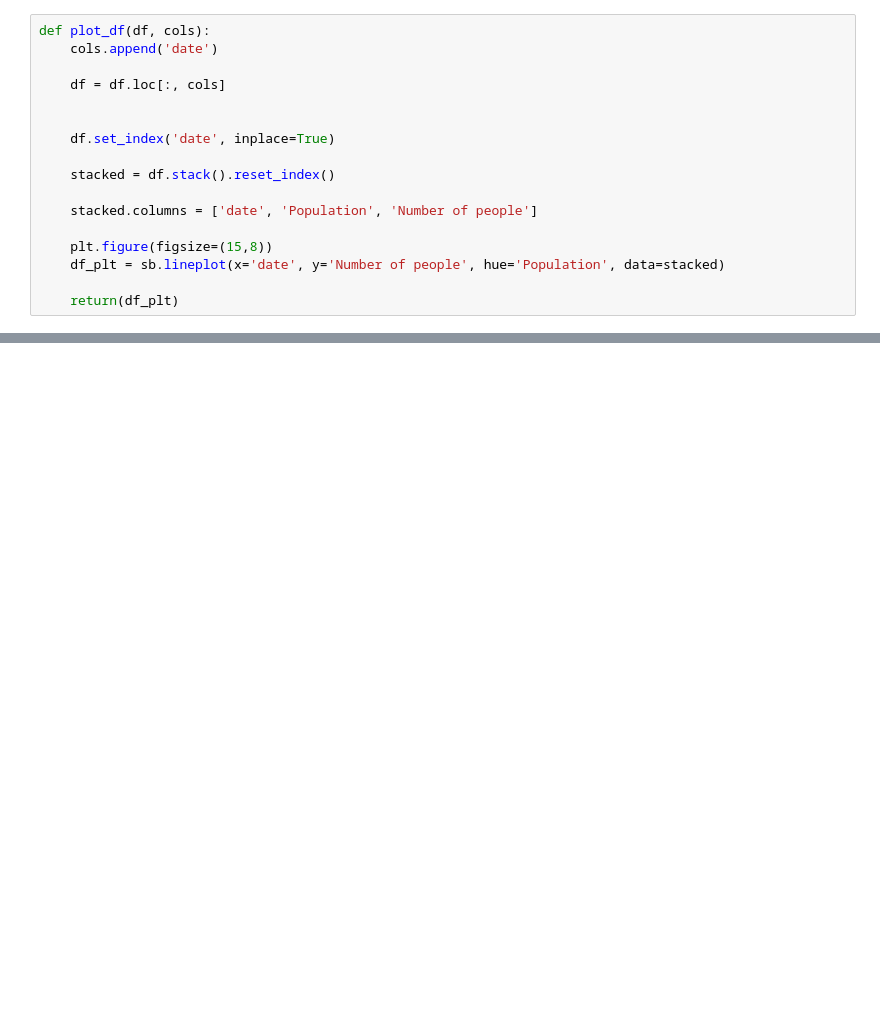
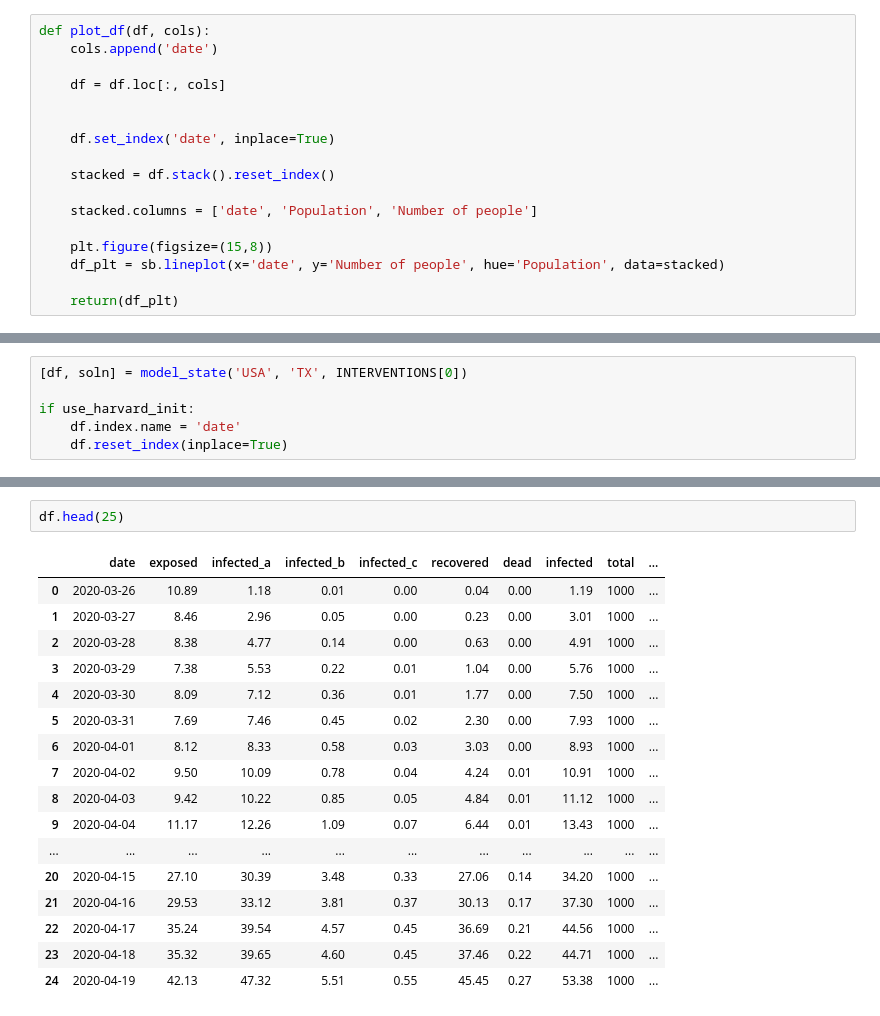
Before and after one commit to act-now-coalition/covid-data-model, a Jupyter notebook: seird_notebook_runtime.ipynb, the cells around one changed output, grey strips where cells are left out. Saved outputs shown, nothing was run; the diff lists cells and outputs as text; blank space fills up the shorter version.

```diff
--- a/seird_notebook_runtime.ipynb
+++ b/seird_notebook_runtime.ipynb
@@ -111,0 +120,6 @@ harvard_df = model_state('USA', 'TX', INTERVENTIONS[0])
+# %%
+[df, soln] = model_state('USA', 'TX', INTERVENTIONS[0])
+
+if use_harvard_init:
+    df.index.name = 'date'
+    df.reset_index(inplace=True)
@@ -112,3 +189,23 @@ harvard_df = model_state('USA', 'TX', INTERVENTIONS[0])
+# %%
+df.head(25)
+# %% [output]
+|  | date | exposed | infected_a | infected_b | infected_c | recovered | dead | infected | total | ... |
+| 0 | 2020-03-26 | 10.89 | 1.18 | 0.01 | 0.00 | 0.04 | 0.00 | 1.19 | 1000 | ... |
+| 1 | 2020-03-27 | 8.46 | 2.96 | 0.05 | 0.00 | 0.23 | 0.00 | 3.01 | 1000 | ... |
+| 2 | 2020-03-28 | 8.38 | 4.77 | 0.14 | 0.00 | 0.63 | 0.00 | 4.91 | 1000 | ... |
+| 3 | 2020-03-29 | 7.38 | 5.53 | 0.22 | 0.01 | 1.04 | 0.00 | 5.76 | 1000 | ... |
+| 4 | 2020-03-30 | 8.09 | 7.12 | 0.36 | 0.01 | 1.77 | 0.00 | 7.50 | 1000 | ... |
+| 5 | 2020-03-31 | 7.69 | 7.46 | 0.45 | 0.02 | 2.30 | 0.00 | 7.93 | 1000 | ... |
+| 6 | 2020-04-01 | 8.12 | 8.33 | 0.58 | 0.03 | 3.03 | 0.00 | 8.93 | 1000 | ... |
+| 7 | 2020-04-02 | 9.50 | 10.09 | 0.78 | 0.04 | 4.24 | 0.01 | 10.91 | 1000 | ... |
+| 8 | 2020-04-03 | 9.42 | 10.22 | 0.85 | 0.05 | 4.84 | 0.01 | 11.12 | 1000 | ... |
+| 9 | 2020-04-04 | 11.17 | 12.26 | 1.09 | 0.07 | 6.44 | 0.01 | 13.43 | 1000 | ... |
+| ... | ... | ... | ... | ... | ... | ... | ... | ... | ... | ... |
+| 20 | 2020-04-15 | 27.10 | 30.39 | 3.48 | 0.33 | 27.06 | 0.14 | 34.20 | 1000 | ... |
+| 21 | 2020-04-16 | 29.53 | 33.12 | 3.81 | 0.37 | 30.13 | 0.17 | 37.30 | 1000 | ... |
+| 22 | 2020-04-17 | 35.24 | 39.54 | 4.57 | 0.45 | 36.69 | 0.21 | 44.56 | 1000 | ... |
+| 23 | 2020-04-18 | 35.32 | 39.65 | 4.60 | 0.45 | 37.46 | 0.22 | 44.71 | 1000 | ... |
+| 24 | 2020-04-19 | 42.13 | 47.32 | 5.51 | 0.55 | 45.45 | 0.27 | 53.38 | 1000 | ... |
 # %%
 chart_cols = ["exposed", "infected", "infected_b", "infected_c",  "recovered", "dead", "susceptible"]
 
```
Also changed, not shown: parts of 8 cells of this notebook.
